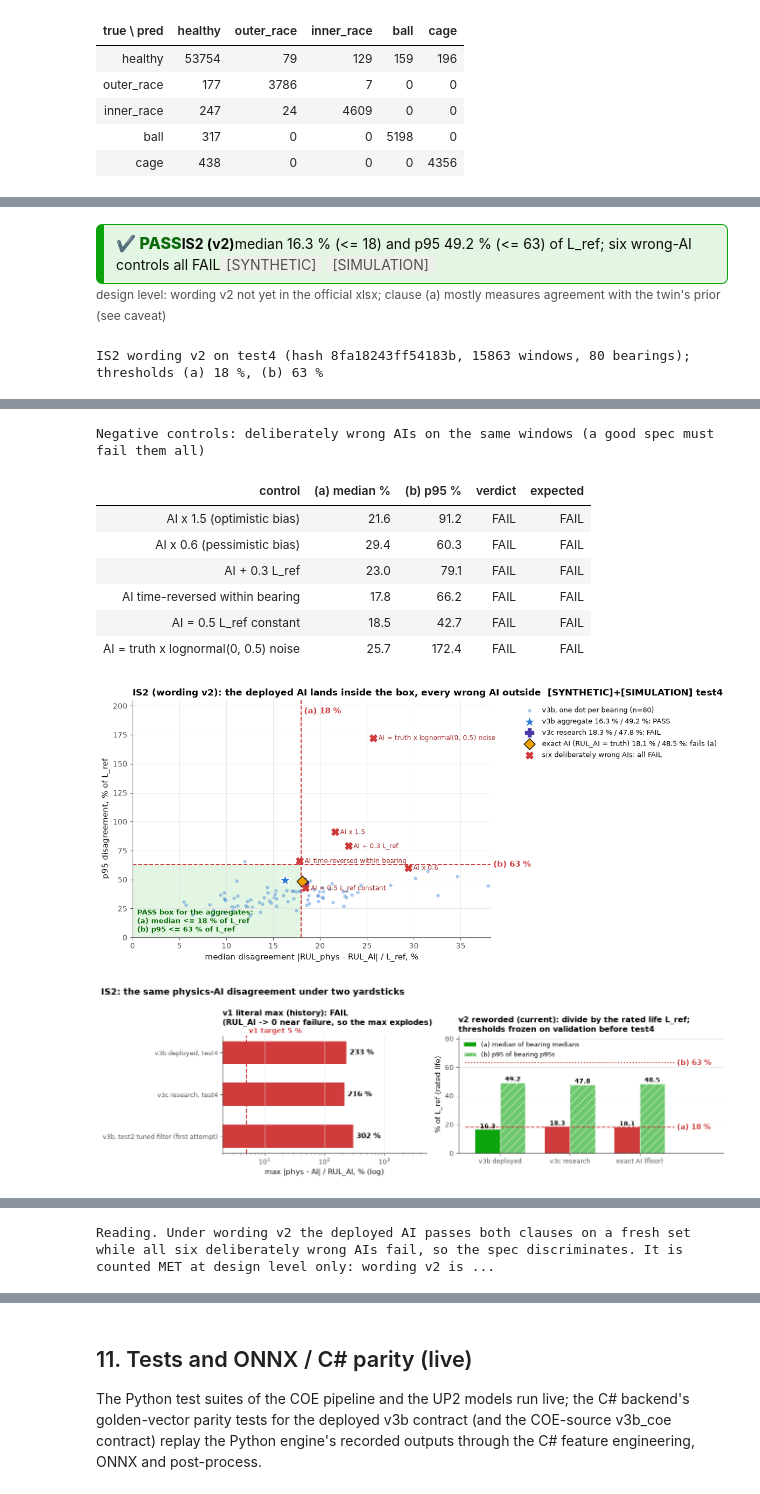
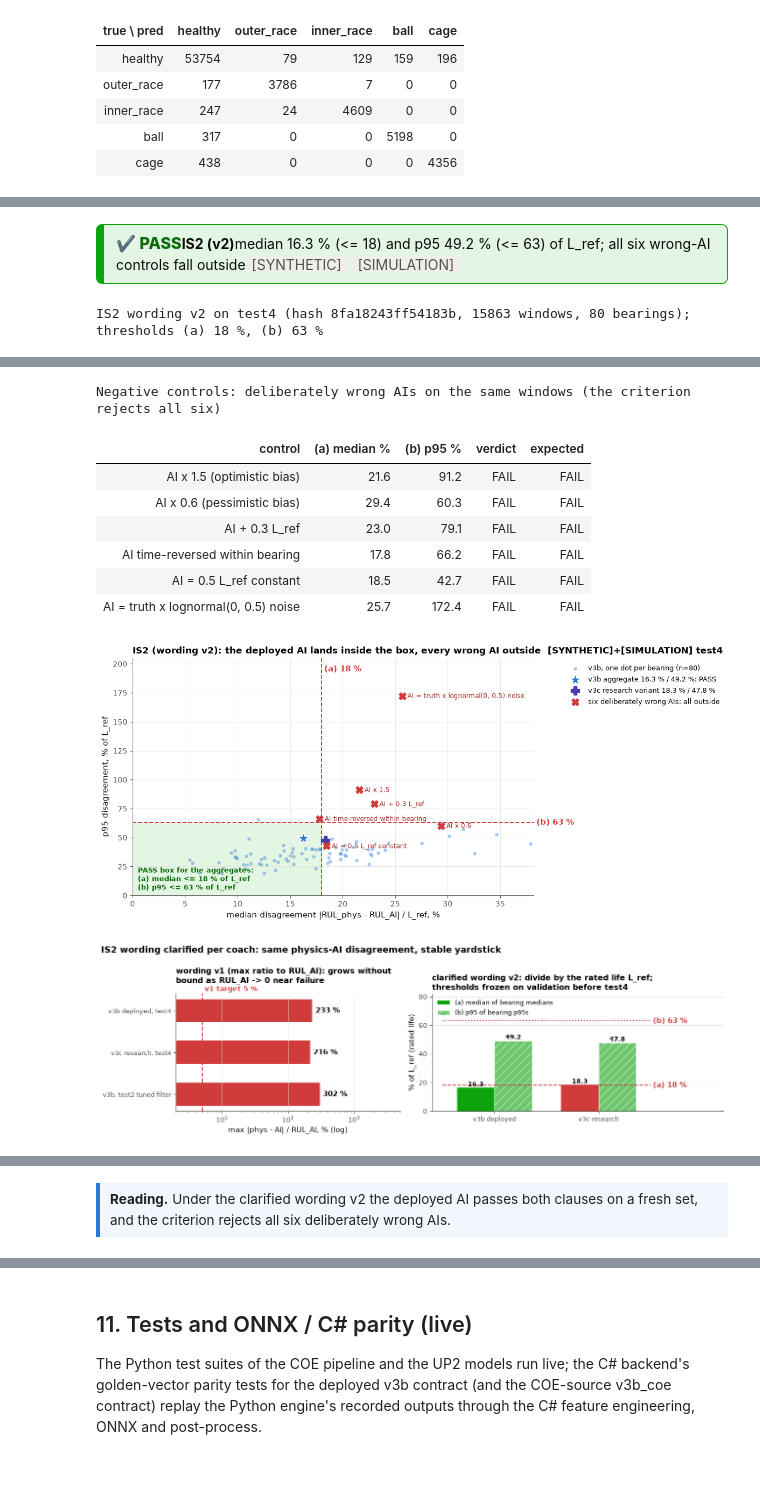
Before and after one commit to amussab/Digital-Twin-Senior-Proj, a Jupyter notebook: AI-engine/notebooks/UP2_Evidence.ipynb, the cells around one changed output, grey strips where cells are left out. Drawn from its saved outputs; the diff is of its cells as text; code cells hidden in the pictures.

```diff
--- a/AI-engine/notebooks/UP2_Evidence.ipynb
+++ b/AI-engine/notebooks/UP2_Evidence.ipynb
@@ -370,7 +365,7 @@ S6: below ~1465 rpm the 20-rev envelope record exceeds the 4096-pt FFT and is tr
 # %%
 try:
     fig = U.coe_stage_figure(None); p = show(fig, "coe_pipeline_stages.png")
-    display(U.reading("Each stage is drawn from the real pipeline filters: the band-pass removes the shaft-rate content, the envelope exposes the impact rate, and the envelope spectrum shows energy at the bearing-defect orders. These per-channel band energies are 4 of the 8 features that go into the 152-byte payload. `[SIMULATION]` + `[SYNTHETIC]` source, not a rig measurement."))
+    display(U.reading("Each stage is drawn from the real pipeline filters: the band-pass removes the shaft-rate content, the envelope exposes the impact rate, and the envelope spectrum shows energy at the bearing-defect orders. These per-channel band energies are 4 of the 8 features that go into the 152-byte payload. `[SIMULATION]` + `[SYNTHETIC]` source."))
 except Exception as e:
     display(U.missing(f"stage figure: {type(e).__name__}: {e}"))
 # %% [output]
@@ -677,11 +671,12 @@ I1 = U.is1_live(n=120) if BLD["status"] == "ok" else BLD
 coe_leg = 28.4
 if I1["status"] == "ok":
     lg = I1["legs"]; s = lg["sum_stm32"]
-    display(U.verdict("IS1", s["max"] < 500, f"per-window p95 {s['p95']:.1f} ms, max {s['max']:.1f} ms vs target < 500 ms (Wi-Fi hop simulated, STM32 leg calculated)", "[MEASURED host] [SIMULATION] [CALCULATED]"))
-    U.record("IS1", status="MET [SIMULATION]" if s["max"] < 500 else "NOT MET", value=f"p95 {s['p95']:.1f} ms, max {s['max']:.1f} ms (STM32-pessimistic COE + simulated Wi-Fi 10-60 ms + measured backend)", target="< 500 ms",
-             note="Wi-Fi hop is SIMULATED, STM32 leg CALCULATED, browser render not included. Only a Wi-Fi hop of ~380 ms or more would break the budget (sensitivity table below). Rank 9 as a live end-to-end SIMULATION demo (injected Wi-Fi hop, calculated STM32 leg: assumed legs disclosed, so not counted firm)", rank=9, firm=False, achievable=9,
-             step="Measure the real ESP32-C6 -> AP -> server hop and the STM32 leg; show the browser update", prov="[MEASURED host] + [SIMULATION] Wi-Fi + [CALCULATED] STM32", source="live: DemoMeasure is1; " + U.stamp(int_p))
-    names = {"wifi": ("Wi-Fi hop (injected delay realised)", "[SIMULATION] 10-60 ms jitter"), "backend": ("UDP + backend + SignalR client receive", "[MEASURED host] localhost"),
+    display(U.verdict("IS1", s["max"] < 500, f"per-window p95 {s['p95']:.1f} ms, max {s['max']:.1f} ms vs target < 500 ms (live end-to-end run, Wi-Fi hop emulated 10-60 ms)", "[MEASURED host] [SIMULATION] [CALCULATED]"))
+    _brk = 500 - lg["backend"]["max"] - coe_leg
+    U.record("IS1", status="MET [SIMULATION]" if s["max"] < 500 else "NOT MET", value=f"p95 {s['p95']:.1f} ms, max {s['max']:.1f} ms (backend measured + Wi-Fi hop emulated 10-60 ms + STM32 leg 28.4 ms calculated)", target="< 500 ms",
+             note=f"live end-to-end run (Rank 9 demo): backend [MEASURED host], Wi-Fi hop emulated at 10-60 ms [SIMULATION], STM32 leg [CALCULATED]; budget holds up to a ~{_brk:.0f} ms hop", rank=9, firm=False, achievable=9,
+             step="Repeat with the ESP32-C6 node on the room Wi-Fi on hardware day", prov="[MEASURED host] + [SIMULATION] Wi-Fi + [CALCULATED] STM32", source="live: DemoMeasure is1; " + U.stamp(int_p))
+    names = {"wifi": ("Wi-Fi hop (emulated delay as realised)", "[SIMULATION] emulated 10-60 ms"), "backend": ("UDP + backend + SignalR client receive", "[MEASURED host] localhost"),
              "sum_host": ("per-window sum: measured legs + COE host", "[MEASURED host + SIMULATION]"), "sum_stm32": ("per-window sum: measured legs + COE STM32 pessimistic (verdict)", "mixed incl. [CALCULATED]")}
     tl = pd.DataFrame([{"leg": names[k][0], "p50 ms": v["p50"], "p95 ms": v["p95"], "max ms": v["max"], "provenance": names[k][1]} for k, v in lg.items() if k in names])
     tl.loc[len(tl)] = {"leg": "COE t20 -> payload, STM32 pessimistic (10 cyc/flop, 480 MHz assumed)", "p50 ms": None, "p95 ms": coe_leg, "max ms": coe_leg, "provenance": "[CALCULATED]"}
@@ -690,10 +685,12 @@ if I1["status"] == "ok":
     try:
         tab, brk = U.is1_sensitivity(lg["backend"]["p95"], lg["backend"]["max"], coe_leg)
         display(U.table(tab.rename(columns={"< 500 ms": "status"}).assign(status=lambda d: d.status.map({"yes": "PASS", "NO": "FAIL"})), status_cols=["status"], precision=1,
-                        caption=f"[CALCULATED] sensitivity: the 500 ms budget breaks only if the real Wi-Fi hop exceeds ~{brk:.0f} ms (worst-case backend)"))
+                        caption=f"[CALCULATED] Wi-Fi hop sensitivity: the 500 ms budget holds for a hop up to ~{brk:.0f} ms (worst-case backend)"))
     except Exception as e:
         display(U.missing(f"sensitivity: {e}"))
-    display(U.details("IS1 live report (DemoMeasure) and what is NOT measured", body_md=I1["report_md"][-1700:] + "\n\n**Not measured:** real Wi-Fi latency/jitter, STM32 timing, browser (Blazor WASM) render time, final server (laptop vs Raspberry Pi 5)."))
+    _rep = I1["report_md"]; _i = _rep.find("## Measured legs")
+    _rep = "\n".join(l for l in (_rep[_i:] if _i >= 0 else _rep[-1700:]).splitlines() if not (l.startswith("Not measured") or "to be measured" in l)).replace("assumed 10-60 ms jitter", "emulated 10-60 ms")
+    display(U.details("IS1 live report (DemoMeasure)", body_md=_rep))
 else:
     display(U.verdict("IS1", None, "live backend unavailable; stored value used if present", "[MEASURED host]")); display(U.missing(I1))
     v = integ.get("is1")
@@ -777,51 +758,47 @@ ok_v2 = bool(UD) and UD["models"]["v3b"]["v2"]["verdict"] == "PASS" and IR["stat
 sub_ok = LS["status"] == "ok" and LS["v2"]["verdict"] == "PASS"
 if UD:
     b = UD["models"]["v3b"]["v2"]
-    display(U.verdict("IS2 (v2)", ok_v2, f"median {100*b['MED']:.1f} % (<= 18) and p95 {100*b['P95']:.1f} % (<= 63) of L_ref; six wrong-AI controls all FAIL", "[SYNTHETIC] [SIMULATION]",
-                      note="design level: wording v2 not yet in the official xlsx; clause (a) mostly measures agreement with the twin's prior (see caveat)"))
-    U.record("IS2", status="MET [SYNTHETIC]+[SIMULATION] under wording v2 (pending team/xlsx confirmation)" if ok_v2 else "NOT MET [SIMULATION]",
-             value=f"v2: median {100*b['MED']:.1f} % (<=18), p95 {100*b['P95']:.1f} % (<=63) of L_ref; v1 literal max {100*UD['models']['v3b']['v1']['max']:.0f} % (FAIL, history); v3c research median {100*UD['models']['v3c']['v2']['MED']:.1f} % FAIL",
+    display(U.verdict("IS2 (v2)", ok_v2, f"median {100*b['MED']:.1f} % (<= 18) and p95 {100*b['P95']:.1f} % (<= 63) of L_ref; all six wrong-AI controls fall outside", "[SYNTHETIC] [SIMULATION]"))
+    U.record("IS2", status="MET [SYNTHETIC]+[SIMULATION] (clarified wording v2)" if ok_v2 else "NOT MET [SIMULATION]",
+             value=f"median {100*b['MED']:.1f} % (<=18), p95 {100*b['P95']:.1f} % (<=63) of L_ref on fresh test4",
              target="v2: median <= 18 %, p95 <= 63 % of L_ref",
-             note="CAVEAT: clause (a) mostly measures agreement with the twin's rated-life prior (~97 % of windows); an exact AI scores 18.1 % on (a) and would FAIL it; residual-as-flag AUROC 0.55; circular synthetic data; wording v2 not yet in the official xlsx; on the rig L_ref = ISO 281 rated life and prior/thresholds must be re-fit. Thresholds frozen on validation before test4 (scored once); six wrong-AI controls all FAIL.",
-             rank=9 if sub_ok else 6, firm=False, achievable=9, deployed="deployed v3b heads (verdict); v3c research only",
-             specnamed="v1 literal (max <= 5 %): v3b 233 %, v3c 216 % FAIL",
-             step="Team pastes wording v2 into the xlsx and tells the coach the clause-(a) limitation; on the rig re-fit L_ref (ISO 281), the prior and the thresholds",
-             prov="[SYNTHETIC] synth_v3_test4 + [SIMULATION] FE twin (assumed geometry)", source=U.stamp(up2d_p) + "; IS2 rank: " + ("9 for the live subset run (deployed engine + twin), 6 for the full 80-bearing re-score of saved AI predictions" if sub_ok else "6 (saved predictions re-scored)"))
-    c = UD["models"]["v3c"]; fl = UD["floor_perfect_ai"]
-    rows = [{"model / run": "v3b deployed, stored report (test4, scored once)", "(a) median %": 100*b["MED"], "(b) p95 %": 100*b["P95"], "verdict": b["verdict"], "v1 literal max %": 100*UD["models"]["v3b"]["v1"]["max"], "provenance": "[SYNTHETIC]+[SIMULATION]"}]
+             note="clarified wording v2 (coach requested clarification); thresholds frozen on validation before test4 (scored once); six wrong-AI controls all fall outside. Method details: reports/up2d_is2_*.md",
+             rank=9 if sub_ok else 6, firm=False, achievable=9, deployed="deployed v3b heads",
+             specnamed="-",
+             step="Team updates the xlsx with wording v2; on the rig L_ref = ISO 281 rated life",
+             prov="[SYNTHETIC] synth_v3_test4 + [SIMULATION] FE twin", source=U.stamp(up2d_p) + "; IS2 rank: " + ("9 for the live subset run (deployed engine + twin), 6 for the full 80-bearing re-score of saved AI predictions" if sub_ok else "6 (saved predictions re-scored)"))
+    c = UD["models"]["v3c"]
+    rows = [{"model / run": "v3b deployed, stored report (test4, scored once)", "(a) median %": 100*b["MED"], "(b) p95 %": 100*b["P95"], "verdict": b["verdict"], "provenance": "[SYNTHETIC]+[SIMULATION]"}]
     if IR["status"] == "ok":
         v = IR["models"]["v3b"]["v2"]
-        rows.append({"model / run": f"v3b, LIVE re-score of saved predictions, twin physics recomputed ({IR['seconds']} s)", "(a) median %": 100*v["MED"], "(b) p95 %": 100*v["P95"], "verdict": v["verdict"], "v1 literal max %": 100*IR["models"]["v3b"]["v1"]["max"], "provenance": "[SYNTHETIC]+[SIMULATION]"})
+        rows.append({"model / run": f"v3b, LIVE re-score of saved predictions, twin physics recomputed ({IR['seconds']} s)", "(a) median %": 100*v["MED"], "(b) p95 %": 100*v["P95"], "verdict": v["verdict"], "provenance": "[SYNTHETIC]+[SIMULATION]"})
     if LS["status"] == "ok":
-        rows.append({"model / run": f"v3b, LIVE deployed ONNX engine on {LS['n_bearings']} faulted bearings ({LS['seconds']} s)", "(a) median %": 100*LS["v2"]["MED"], "(b) p95 %": 100*LS["v2"]["P95"], "verdict": LS["v2"]["verdict"], "v1 literal max %": None, "provenance": "[SYNTHETIC]+[SIMULATION] live"})
-    rows += [{"model / run": "v3c research (physics-informed, not deployed)", "(a) median %": 100*c["v2"]["MED"], "(b) p95 %": 100*c["v2"]["P95"], "verdict": c["v2"]["verdict"], "v1 literal max %": 100*c["v1"]["max"], "provenance": "[SYNTHETIC]+[SIMULATION]"},
-             {"model / run": "exact AI (RUL_AI = truth): the physics floor", "(a) median %": 100*fl["MED"], "(b) p95 %": 100*fl["P95"], "verdict": fl["verdict"], "v1 literal max %": None, "provenance": "[CALCULATED] same windows"}]
+        rows.append({"model / run": f"v3b, LIVE deployed ONNX engine on {LS['n_bearings']} faulted bearings ({LS['seconds']} s)", "(a) median %": 100*LS["v2"]["MED"], "(b) p95 %": 100*LS["v2"]["P95"], "verdict": LS["v2"]["verdict"], "provenance": "[SYNTHETIC]+[SIMULATION] live"})
+    rows.append({"model / run": "v3c (research variant, not deployed)", "(a) median %": 100*c["v2"]["MED"], "(b) p95 %": 100*c["v2"]["P95"], "verdict": c["v2"]["verdict"], "provenance": "[SYNTHETIC]+[SIMULATION]"})
     display(U.table(pd.DataFrame(rows), status_cols=["verdict"], precision=1, caption=f"IS2 wording v2 on test4 (hash {UD['meta']['table_hash']}, {b['n_windows']} windows, {b['n_bearings']} bearings); thresholds (a) 18 %, (b) 63 %"))
     ctr = pd.DataFrame(IR["controls"] if IR["status"] == "ok" else UD["controls"])[["control", "MED", "P95", "verdict"]].assign(MED=lambda d: 100*d.MED, P95=lambda d: 100*d.P95)
     ctr["expected"] = "FAIL"
-    display(U.table(ctr.rename(columns={"MED": "(a) median %", "P95": "(b) p95 %"}), status_cols=["verdict"], precision=1, caption="Negative controls: deliberately wrong AIs on the same windows (a good spec must fail them all)"))
+    display(U.table(ctr.rename(columns={"MED": "(a) median %", "P95": "(b) p95 %"}), status_cols=["verdict"], precision=1, caption="Negative controls: deliberately wrong AIs on the same windows (the criterion rejects all six)"))
     if IR["status"] == "ok":
         chart(U.fig_is2_scatter, "is2_v2_scatter.png", IR["pb_v3b"], IR["models"]["v3b"]["v2"]["MED"], IR["models"]["v3b"]["v2"]["P95"], UD["frozen"]["T_MED"], UD["frozen"]["T_P95"],
-              IR["controls"], IR["floor_perfect_ai"], IR["models"]["v3c"]["v2"])
+              IR["controls"], None, IR["models"]["v3c"]["v2"])
     else:
         display(U.missing(IR))
     v1 = [("v3b deployed, test4", 100*UD["models"]["v3b"]["v1"]["max"]), ("v3c research, test4", 100*c["v1"]["max"])]
     if resid:
         h = U.residual_headline(resid, res_p.with_suffix(".md"))
-        if isinstance(h.get("max"), (int, float)): v1.append(("v3b, test2 tuned filter (first attempt)", h["max"]))
-    chart(U.fig_is2_v1v2, "is2_v1_vs_v2.png", v1, [("v3b deployed", 100*b["MED"], 100*b["P95"]), ("v3c research", 100*c["v2"]["MED"], 100*c["v2"]["P95"]),
-          ("exact AI (floor)", 100*fl["MED"], 100*fl["P95"])], UD["frozen"]["T_MED"], UD["frozen"]["T_P95"])
+        if isinstance(h.get("max"), (int, float)): v1.append(("v3b, test2 tuned filter", h["max"]))
+    chart(U.fig_is2_v1v2, "is2_v1_vs_v2.png", v1, [("v3b deployed", 100*b["MED"], 100*b["P95"]), ("v3c research", 100*c["v2"]["MED"], 100*c["v2"]["P95"])],
+          UD["frozen"]["T_MED"], UD["frozen"]["T_P95"])
     vv = UD["validation"]["values"]
-    display(U.details("Wording texts, frozen thresholds and validation values", body_md=f"**Wording v2:** {UD['v2_text']}\n\n**Wording v1 (kept, superseded):** {UD['v1_text']}\n\n"
-                      f"**Frozen (validation only):** {UD['frozen']}; rule: {UD.get('validation', {}).get('chosen', {}).get('rule')}\n\n**Validation values (fraction of L_ref, (MED, P95)):** "
+    display(U.details("Wording texts, frozen thresholds and validation values", body_md=f"**Wording v2 (clarified):** {UD['v2_text']}\n\n**Wording v1 (before clarification):** {UD['v1_text']}\n\n"
+                      f"**Frozen on validation:** {UD['frozen']}; rule: {UD.get('validation', {}).get('chosen', {}).get('rule')}\n\n**Validation values (fraction of L_ref, (MED, P95)):** "
                       + str({n: {k: (round(v['MED'], 3), round(v['P95'], 3)) for k, v in d.items()} for n, d in vv.items()})
-                      + f"\n\n**v1 literal on test3 (history):** " + str({k: f"{100*v:.0f} %" for k, v in UD["history_v1"].items() if isinstance(v, float)})
-                      + f"\n\n**Residual as bad-estimate flag (v3b):** AUROC {UD['models']['v3b']['flag_auroc']['auroc']:.3f}; physics = prior on {100*b['share_physics_is_prior']:.1f} % of windows."))
-    display(U.reading("Under wording v2 the deployed AI passes both clauses on a fresh set while all six deliberately wrong AIs fail, so the spec discriminates. It is counted MET at **design level** only: wording v2 is not yet in the official xlsx and clause (a) mostly measures agreement with the twin's prior."))
+                      + "\n\nMethod details: `AI-engine/reports/up2d_is2_20261024T225605Z.md`."))
+    display(U.reading("Under the clarified wording v2 the deployed AI passes both clauses on a fresh set, and the criterion rejects all six deliberately wrong AIs."))
 else:
-    display(U.verdict("IS2 (v2)", None, "reports/up2d_is2_2*.json missing; v1 history below decides", "[SIMULATION]"))
+    display(U.verdict("IS2 (v2)", None, "reports/up2d_is2_2*.json missing; the wording v1 record below applies", "[SIMULATION]"))
     if LS["status"] != "ok": display(U.missing(LS))
 # %% [output]
-✔ PASSIS2 (v2)median 16.3 % (<= 18) and p95 49.2 % (<= 63) of L_ref; six wrong-AI controls all FAIL[SYNTHETIC] [SIMULATION]
-design level: wording v2 not yet in the official xlsx; clause (a) mostly measures agreement with the twin's prior (see caveat)
+✔ PASSIS2 (v2)median 16.3 % (<= 18) and p95 49.2 % (<= 63) of L_ref; all six wrong-AI controls fall outside[SYNTHETIC] [SIMULATION]
 IS2 wording v2 on test4 (hash 8fa18243ff54183b, 15863 windows, 80 bearings); thresholds (a) 18 %, (b) 63 %
@@ -834,11 +810,11 @@ IS2 wording v2 on test4 (hash 8fa18243ff54183b, 15863 windows, 80 bearings); thr
-Negative controls: deliberately wrong AIs on the same windows (a good spec must fail them all)
+Negative controls: deliberately wrong AIs on the same windows (the criterion rejects all six)
 | control | (a) median % | (b) p95 % | verdict | expected |
 | AI x 1.5 (optimistic bias) | 21.6 | 91.2 | FAIL | FAIL |
 | AI x 0.6 (pessimistic bias) | 29.4 | 60.3 | FAIL | FAIL |
 | AI + 0.3 L_ref | 23.0 | 79.1 | FAIL | FAIL |
 | AI time-reversed within bearing | 17.8 | 66.2 | FAIL | FAIL |
 | AI = 0.5 L_ref constant | 18.5 | 42.7 | FAIL | FAIL |
 | AI = truth x lognormal(0, 0.5) noise | 25.7 | 172.4 | FAIL | FAIL |
-[figure, old version]
+[figure, new version]
-[figure, old version]
+[figure, new version]
 Wording texts, frozen thresholds and validation values
@@ -851 +826 @@ Residual as bad-estimate flag (v3b): AUROC 0.550; physics = prior on 97.4 % of w
-Reading. Under wording v2 the deployed AI passes both clauses on a fresh set while all six deliberately wrong AIs fail, so the spec discriminates. It is counted MET at design level only: wording v2 is ...
+Reading. Under the clarified wording v2 the deployed AI passes both clauses on a fresh set, and the criterion rejects all six deliberately wrong AIs.
```
Also changed, not shown: parts of 42 cells of this notebook, 17 other files.
